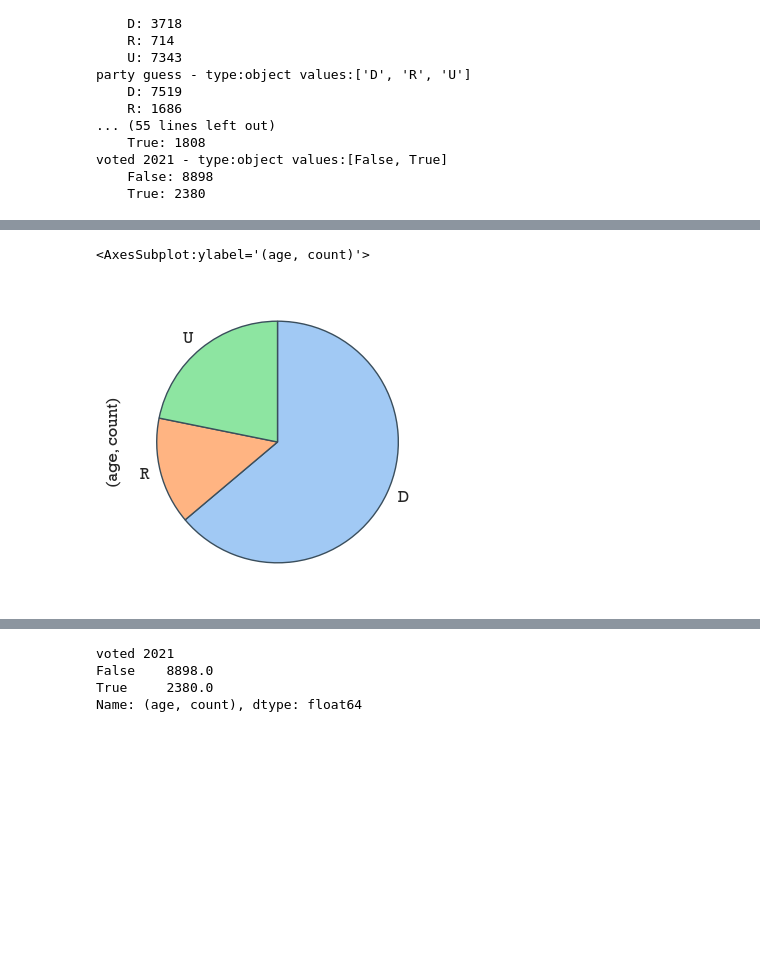
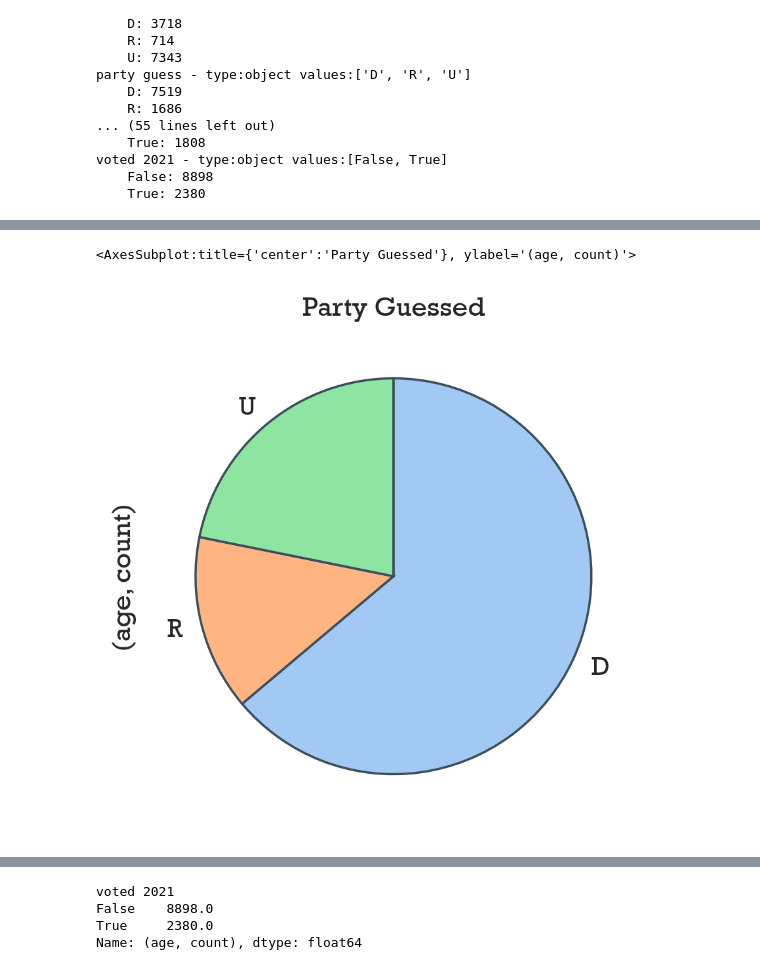
Before and after one commit to lajos/predict-voter-propensity-linear, a Jupyter notebook: a quick look at the data.ipynb, the cells around one changed output, grey strips where cells are left out. Cells and saved outputs as stored; diff of their text form; code cells hidden in the pictures; blank space fills up the shorter version.

Commit message:
high res plots for publication

```diff
--- a/a quick look at the data.ipynb
+++ b/a quick look at the data.ipynb
@@ -12,7 +12,7 @@ import seaborn as sns
 import matplotlib.pyplot as plt
 
 %matplotlib inline
-plt.rcParams['figure.dpi'] = 100
+plt.rcParams['figure.dpi'] = 250
 # %%
 df = pd.read_csv('data/voting_data_anonymized.tsv', sep='\t')
 df.head()
@@ -103,7 +109,9 @@ df[['party','age']].groupby('party').describe()['age','count'].plot(kind='pie',
 # %%
 sns.set_theme()
 sns.set(style="whitegrid", palette='pastel',font="Rockwell")
-df[['party guess','age']].groupby('party guess').describe()['age','count'].plot(kind='pie', title='Party Guessed', counterclock=False, startangle=-270, wedgeprops={'edgecolor':'#3a4e5c','linewidth': 1, 'antialiased': True})
+df[['party guess','age']].groupby('party guess').describe()['age','count'].plot(kind='pie',
+        title='Party Guessed', counterclock=False, startangle=-270,
+        wedgeprops={'edgecolor':'#3a4e5c','linewidth': 1, 'antialiased': True})
 # %% [output]
-<AxesSubplot:ylabel='(age, count)'>
+<AxesSubplot:title={'center':'Party Guessed'}, ylabel='(age, count)'>
-[figure, old version]
+[figure, new version]
```
Also changed, not shown: parts of 6 cells of this notebook, 2 other files.
